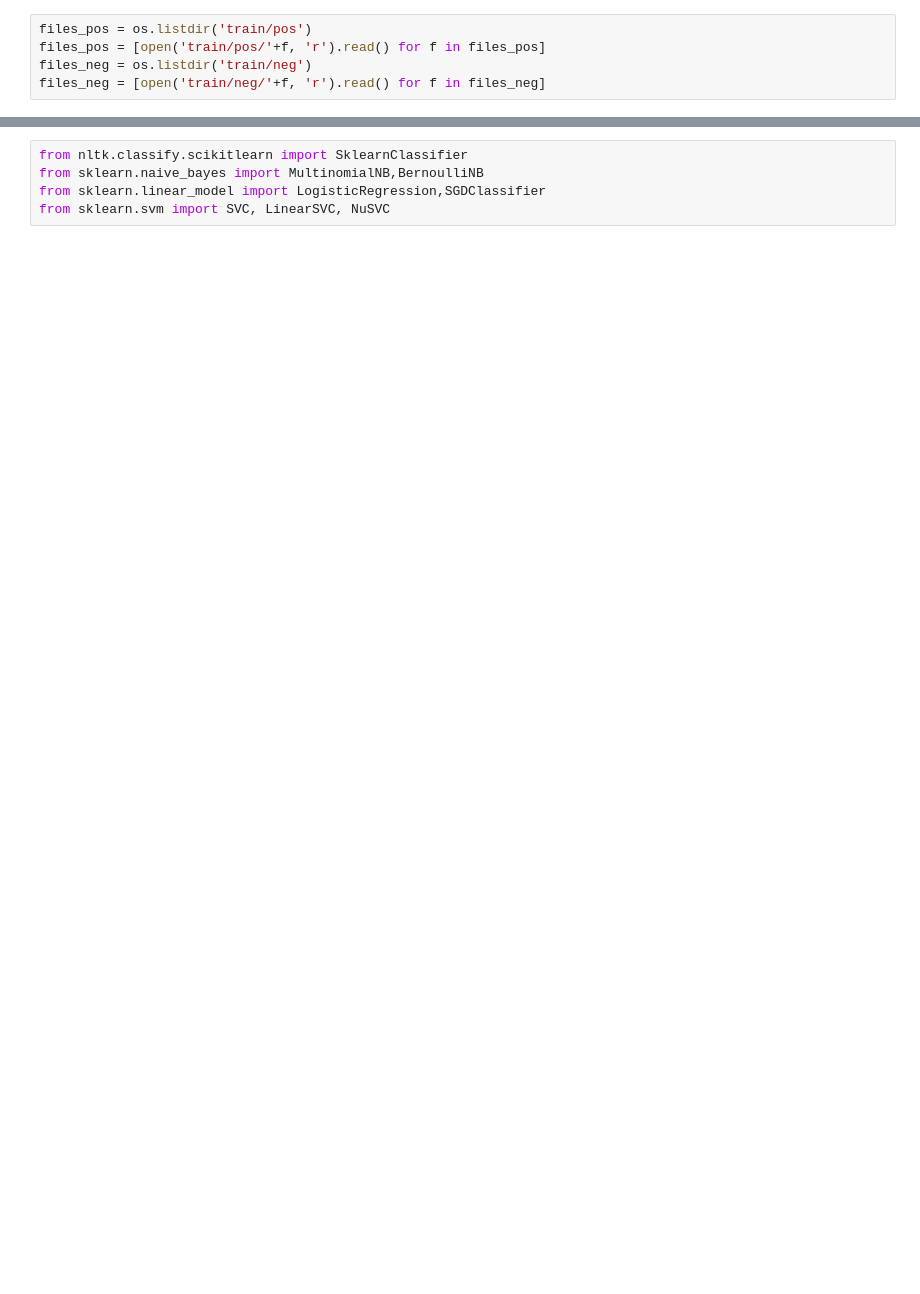
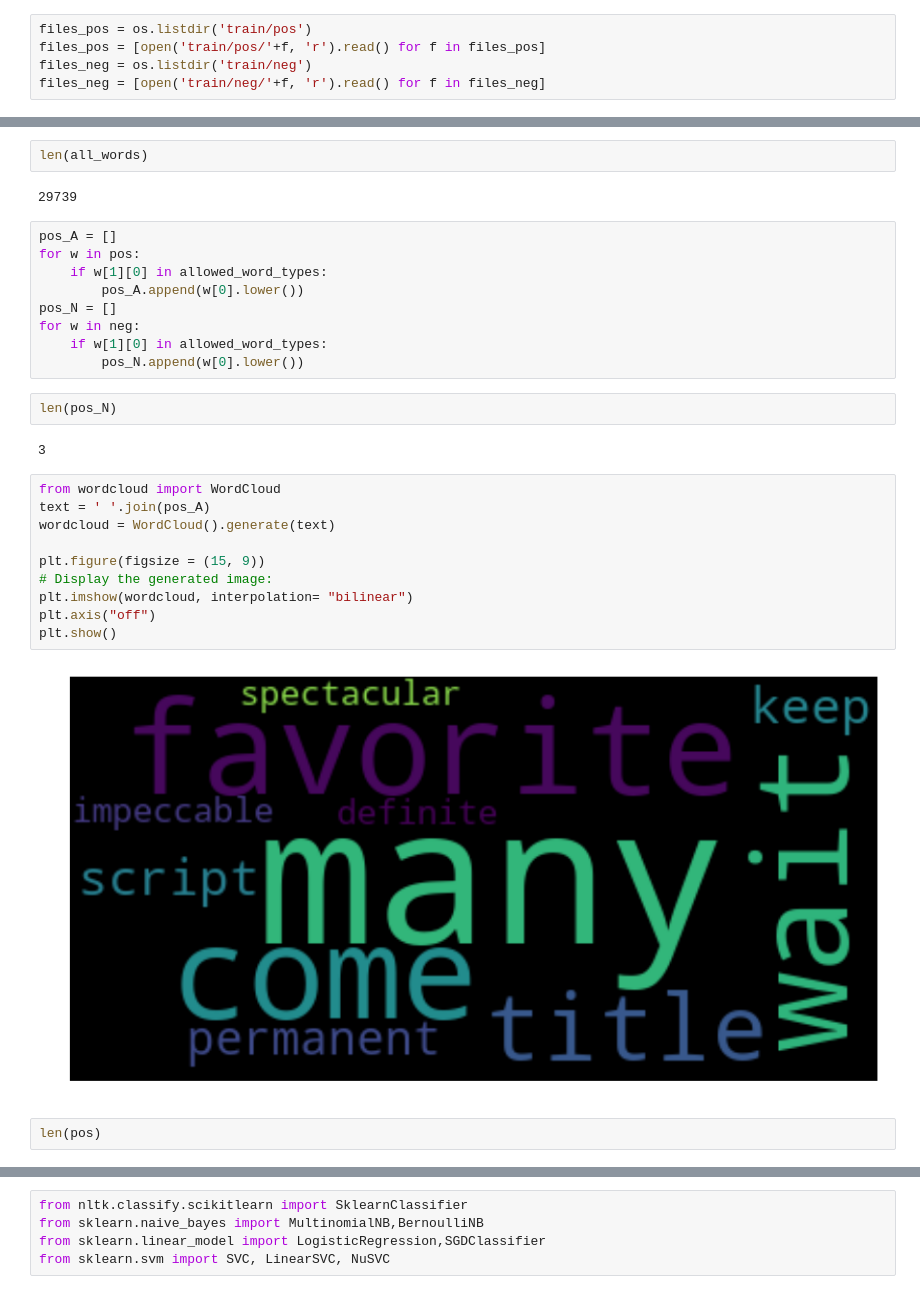
Before and after one commit to samiramunir/Simple-Sentiment-Analysis-using-NLTK, a Jupyter notebook: Sentiment_Analysis.ipynb, the cells around one changed output, grey strips where cells are left out. Saved outputs shown, nothing was run; the diff lists cells and outputs as text; blank space fills up the shorter version.

```diff
--- a/Sentiment_Analysis.ipynb
+++ b/Sentiment_Analysis.ipynb
@@ -116,0 +82,31 @@ Most Informative Features
+# %%
+len(all_words)
+# %% [output]
+29739
+# %%
+pos_A = []
+for w in pos:
+    if w[1][0] in allowed_word_types:
+        pos_A.append(w[0].lower())
+pos_N = []
+for w in neg:
+    if w[1][0] in allowed_word_types:
+        pos_N.append(w[0].lower())
+# %%
+len(pos_N)
+# %% [output]
+3
+# %%
+from wordcloud import WordCloud
+text = ' '.join(pos_A)
+wordcloud = WordCloud().generate(text)
+
+plt.figure(figsize = (15, 9))
+# Display the generated image:
+plt.imshow(wordcloud, interpolation= "bilinear")
+plt.axis("off")
+plt.show()
+# %% [output]
+[figure, added]
+# %%
+len(pos)
```
Also changed, not shown: parts of 94 cells of this notebook.
